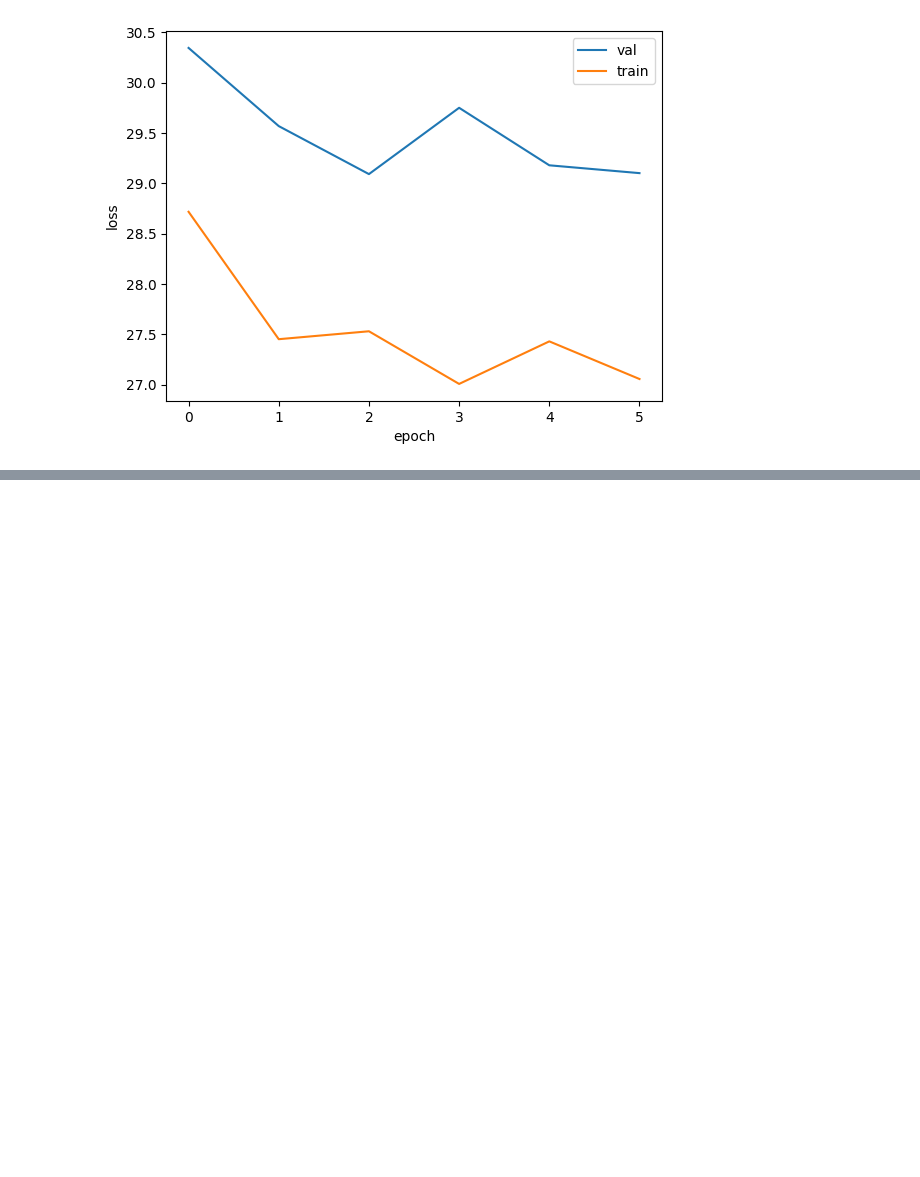
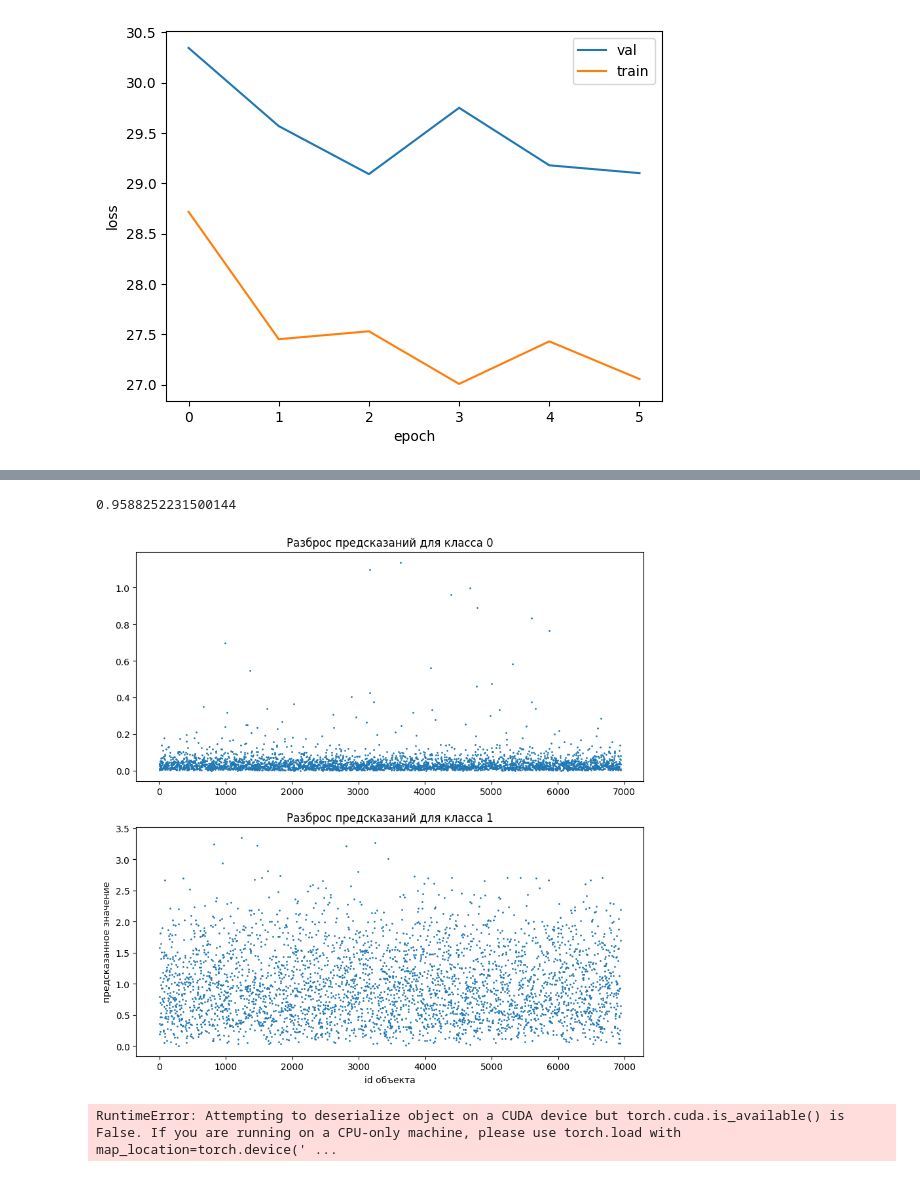
Before and after one commit to BlackKingWhitePawn/reidentification, a Jupyter notebook: siamese_contr_margin.ipynb, the cells around one changed output, grey strips where cells are left out. Cells and saved outputs as stored; diff of their text form; code cells hidden in the pictures; blank space fills up the shorter version.

```diff
--- a/siamese_contr_margin.ipynb
+++ b/siamese_contr_margin.ipynb
@@ -315,0 +428,18 @@ Text(0, 0.5, 'loss')
+# %%
+td2 = test_siamese(model, test_loader, device)
+# %%
+draw_reid_predict(td2)
+get_binary_accuracy(td2, threshold2)
+# %% [output]
+0.9588252231500144
+[figure, added]
+# %%
+best3 = df[df['datetime'] == '2023-05-20 16:25:18.532505']
+threshold3 = list(best3['extra_parameters'].item().split('=')[1].split(';'))
+best_acc = best3['best_val_acc']
+acc = list(map(float, best3['val_accuracies'].item().split(';')))
+i = acc.index(best_acc.item())
+threshold3 = float(threshold3[i])
+model = get_model(best3, device)
+# %% [output]
+RuntimeError: Attempting to deserialize object on a CUDA device but torch.cuda.is_available() is False. If you are running on a CPU-only machine, please use torch.load with map_location=torch.device(' ...
```
Also changed, not shown: parts of 19 cells of this notebook.
